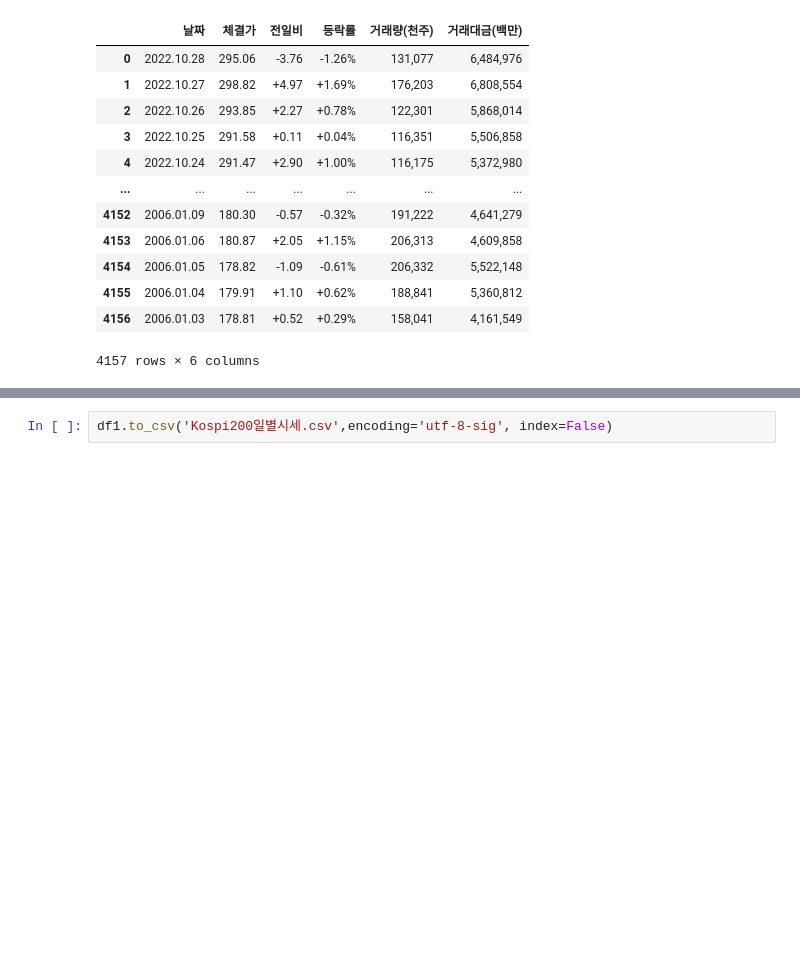
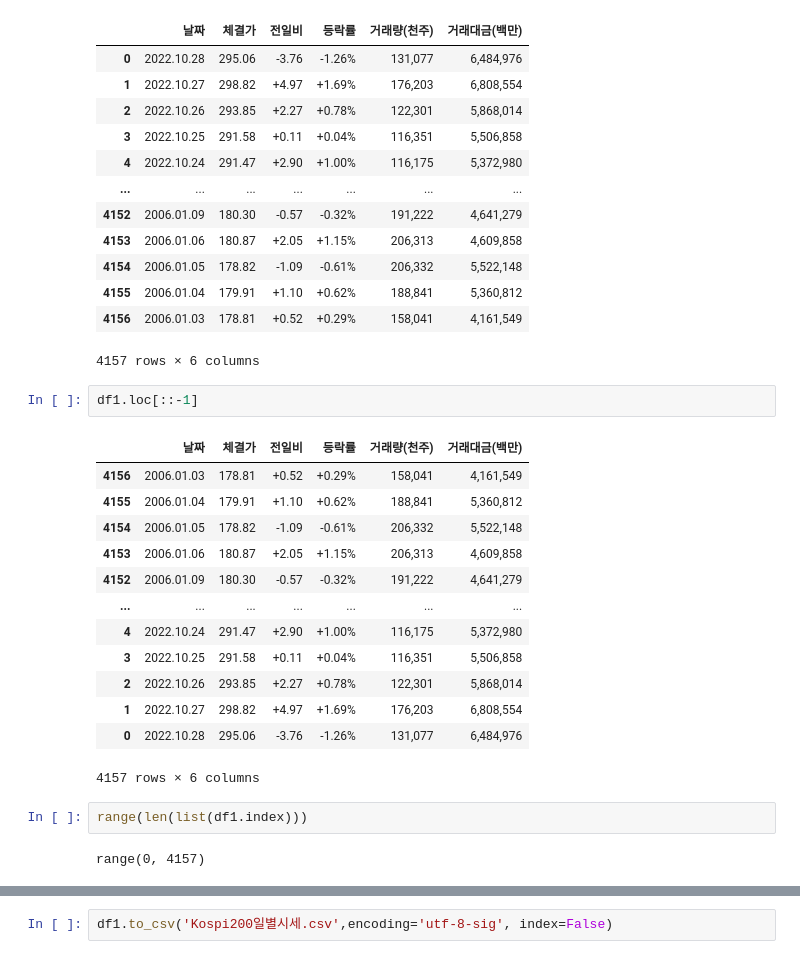
Before and after one commit to Lyeon1/study3, a Jupyter notebook: 수업_크롤링.ipynb, the cells around one changed output, grey strips where cells are left out. Cells and saved outputs as stored; diff of their text form; blank space fills up the shorter version.

```diff
--- a/수업_크롤링.ipynb
+++ b/수업_크롤링.ipynb
@@ -956,3 +956,23 @@ df1
 | 4155 | 2006.01.04 | 179.91 | +1.10 | +0.62% | 188,841 | 5,360,812 |
 | 4156 | 2006.01.03 | 178.81 | +0.52 | +0.29% | 158,041 | 4,161,549 |
 4157 rows × 6 columns
+# %%
+df1.loc[::-1]
+# %% [output]
+|  | 날짜 | 체결가 | 전일비 | 등락률 | 거래량(천주) | 거래대금(백만) |
+| 4156 | 2006.01.03 | 178.81 | +0.52 | +0.29% | 158,041 | 4,161,549 |
+| 4155 | 2006.01.04 | 179.91 | +1.10 | +0.62% | 188,841 | 5,360,812 |
+| 4154 | 2006.01.05 | 178.82 | -1.09 | -0.61% | 206,332 | 5,522,148 |
+| 4153 | 2006.01.06 | 180.87 | +2.05 | +1.15% | 206,313 | 4,609,858 |
+| 4152 | 2006.01.09 | 180.30 | -0.57 | -0.32% | 191,222 | 4,641,279 |
+| ... | ... | ... | ... | ... | ... | ... |
+| 4 | 2022.10.24 | 291.47 | +2.90 | +1.00% | 116,175 | 5,372,980 |
+| 3 | 2022.10.25 | 291.58 | +0.11 | +0.04% | 116,351 | 5,506,858 |
+| 2 | 2022.10.26 | 293.85 | +2.27 | +0.78% | 122,301 | 5,868,014 |
+| 1 | 2022.10.27 | 298.82 | +4.97 | +1.69% | 176,203 | 6,808,554 |
+| 0 | 2022.10.28 | 295.06 | -3.76 | -1.26% | 131,077 | 6,484,976 |
+4157 rows × 6 columns
+# %%
+range(len(list(df1.index)))
+# %% [output]
+range(0, 4157)
```
Also changed, not shown: parts of 2 cells of this notebook.
